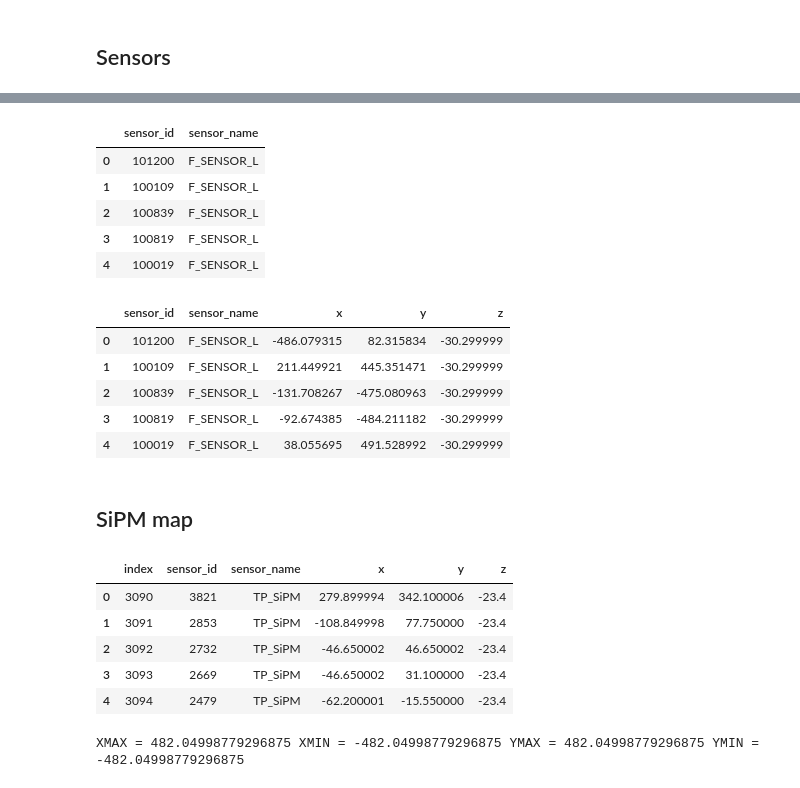
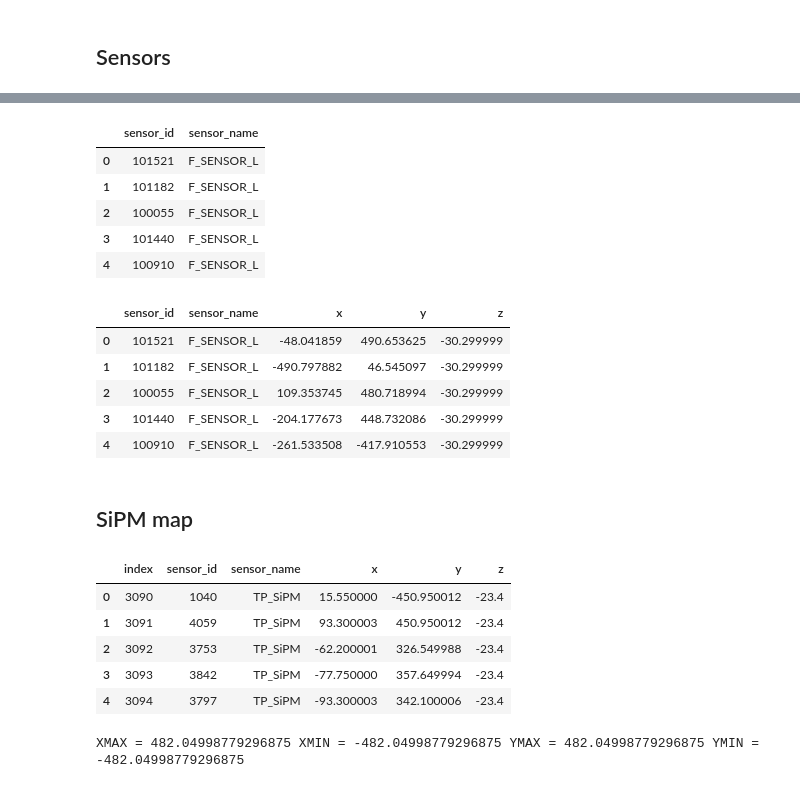
Before and after one commit to jjgomezcadenas/NextFlex, a Jupyter notebook: NB/sipm_map.ipynb, the cells around one changed output, grey strips where cells are left out. Drawn from its saved outputs; the diff is of its cells as text; code cells hidden in the pictures.

```diff
--- a/NB/sipm_map.ipynb
+++ b/NB/sipm_map.ipynb
@@ -259,23 +236,23 @@ get_sensor_binning(ifnames[0])
 # %%
-sns_types = get_sensor_types(ifnames[0])
+sns_types = get_sensor_types('/Users/jj/Development/demoData/flex/NEXT_FLEX.Kr83.ACTIVE.0.next.h5')
 sns_types.head()
 # %% [output]
 |  | sensor_id | sensor_name |
-| 0 | 101200 | F_SENSOR_L |
-| 1 | 100109 | F_SENSOR_L |
-| 2 | 100839 | F_SENSOR_L |
-| 3 | 100819 | F_SENSOR_L |
-| 4 | 100019 | F_SENSOR_L |
+| 0 | 101521 | F_SENSOR_L |
+| 1 | 101182 | F_SENSOR_L |
+| 2 | 100055 | F_SENSOR_L |
+| 3 | 101440 | F_SENSOR_L |
+| 4 | 100910 | F_SENSOR_L |
 # %%
-sns_positions = load_mcsensor_positions(ifnames[0])
+sns_positions = load_mcsensor_positions('/Users/jj/Development/demoData/flex/NEXT_FLEX.Kr83.ACTIVE.0.next.h5')
 sns_positions.head()
 # %% [output]
 |  | sensor_id | sensor_name | x | y | z |
-| 0 | 101200 | F_SENSOR_L | -486.079315 | 82.315834 | -30.299999 |
-| 1 | 100109 | F_SENSOR_L | 211.449921 | 445.351471 | -30.299999 |
-| 2 | 100839 | F_SENSOR_L | -131.708267 | -475.080963 | -30.299999 |
-| 3 | 100819 | F_SENSOR_L | -92.674385 | -484.211182 | -30.299999 |
-| 4 | 100019 | F_SENSOR_L | 38.055695 | 491.528992 | -30.299999 |
+| 0 | 101521 | F_SENSOR_L | -48.041859 | 490.653625 | -30.299999 |
+| 1 | 101182 | F_SENSOR_L | -490.797882 | 46.545097 | -30.299999 |
+| 2 | 100055 | F_SENSOR_L | 109.353745 | 480.718994 | -30.299999 |
+| 3 | 101440 | F_SENSOR_L | -204.177673 | 448.732086 | -30.299999 |
+| 4 | 100910 | F_SENSOR_L | -261.533508 | -417.910553 | -30.299999 |
 # %% [markdown]
 ## SiPM map
 # %%
@@ -283,11 +260,11 @@ sipm_positions = sns_positions[sns_positions.sensor_id<sipm_index].reset_index()
 sipm_positions.head()
 # %% [output]
 |  | index | sensor_id | sensor_name | x | y | z |
-| 0 | 3090 | 3821 | TP_SiPM | 279.899994 | 342.100006 | -23.4 |
-| 1 | 3091 | 2853 | TP_SiPM | -108.849998 | 77.750000 | -23.4 |
-| 2 | 3092 | 2732 | TP_SiPM | -46.650002 | 46.650002 | -23.4 |
-| 3 | 3093 | 2669 | TP_SiPM | -46.650002 | 31.100000 | -23.4 |
-| 4 | 3094 | 2479 | TP_SiPM | -62.200001 | -15.550000 | -23.4 |
+| 0 | 3090 | 1040 | TP_SiPM | 15.550000 | -450.950012 | -23.4 |
+| 1 | 3091 | 4059 | TP_SiPM | 93.300003 | 450.950012 | -23.4 |
+| 2 | 3092 | 3753 | TP_SiPM | -62.200001 | 326.549988 | -23.4 |
+| 3 | 3093 | 3842 | TP_SiPM | -77.750000 | 357.649994 | -23.4 |
+| 4 | 3094 | 3797 | TP_SiPM | -93.300003 | 342.100006 | -23.4 |
 # %%
 XMAX = sipm_positions.x.max()
 XMIN = sipm_positions.x.min()
```
Also changed, not shown: parts of 8 cells of this notebook, 10 other files.
